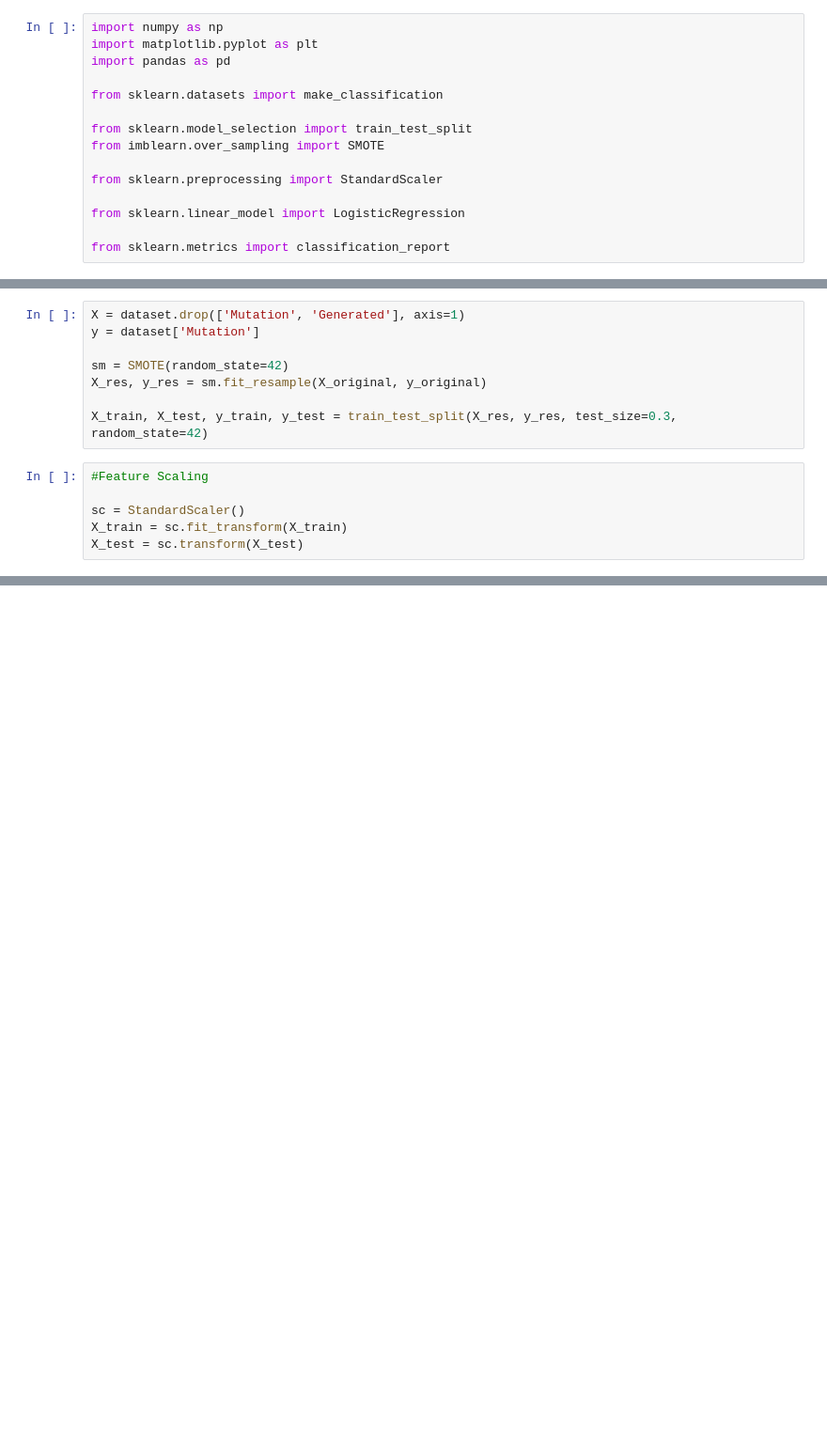
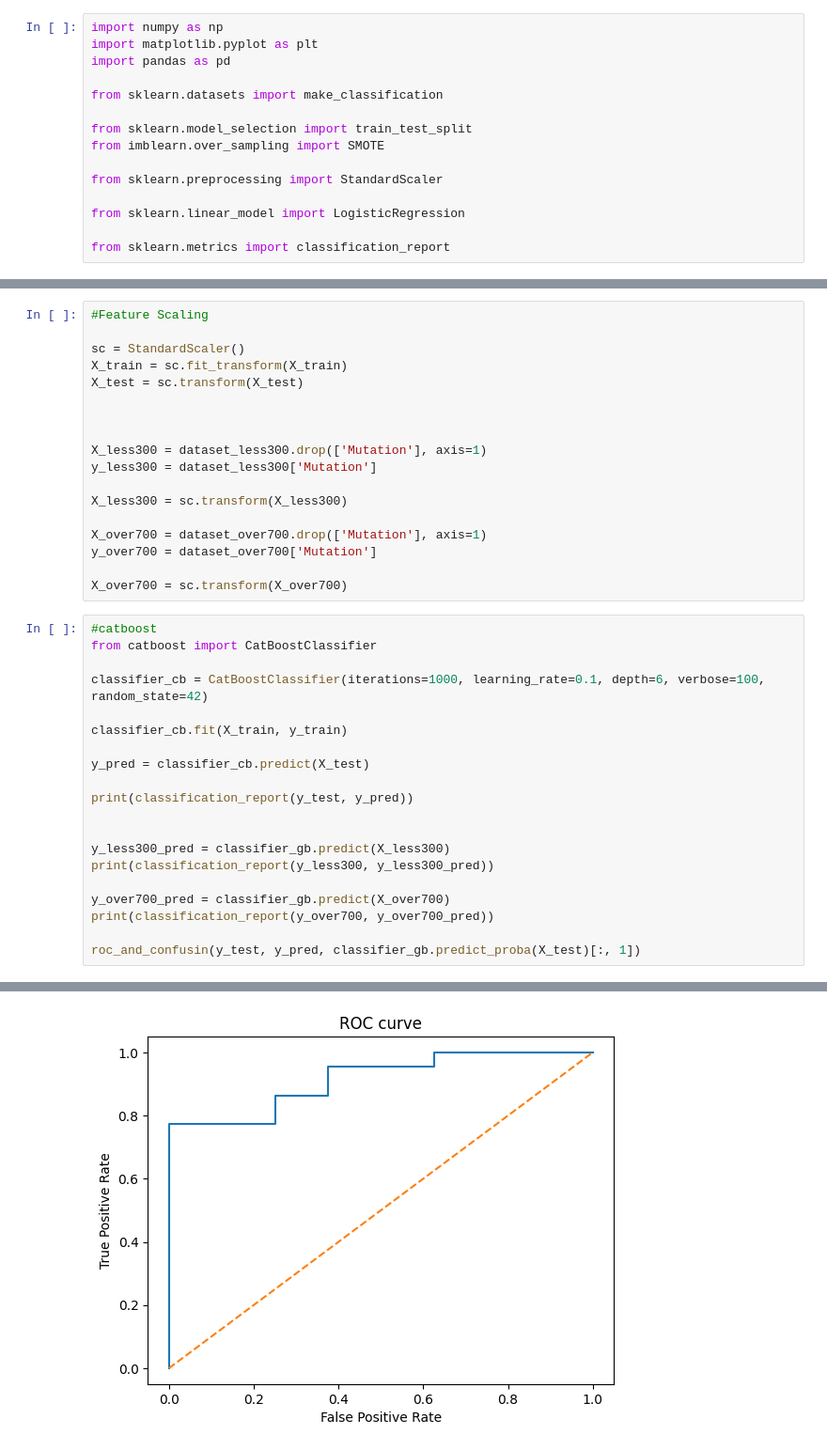
Before and after one commit to Joarnixon/StudCampProject, a Jupyter notebook: classic_models.ipynb, the cells around one changed output, grey strips where cells are left out. Shown: that part at 94% size. Saved outputs shown, nothing was run; the diff lists cells and outputs as text; blank space fills up the shorter version.

```diff
--- a/classic_models.ipynb
+++ b/classic_models.ipynb
@@ -174,14 +143,39 @@ dataset
-# %%
-X = dataset.drop(['Mutation', 'Generated'], axis=1)
-y = dataset['Mutation']
-
-sm = SMOTE(random_state=42)
-X_res, y_res = sm.fit_resample(X_original, y_original)
-
-X_train, X_test, y_train, y_test = train_test_split(X_res, y_res, test_size=0.3, random_state=42)
 # %%
 #Feature Scaling
 
 sc = StandardScaler()
 X_train = sc.fit_transform(X_train)
 X_test = sc.transform(X_test)
+
+
+
+X_less300 = dataset_less300.drop(['Mutation'], axis=1)
+y_less300 = dataset_less300['Mutation']
+
+X_less300 = sc.transform(X_less300)
+
+X_over700 = dataset_over700.drop(['Mutation'], axis=1)
+y_over700 = dataset_over700['Mutation']
+
+X_over700 = sc.transform(X_over700)
+# %%
+#catboost
+from catboost import CatBoostClassifier
+
+classifier_cb = CatBoostClassifier(iterations=1000, learning_rate=0.1, depth=6, verbose=100, random_state=42)
+
+classifier_cb.fit(X_train, y_train)
+
+y_pred = classifier_cb.predict(X_test)
+
+print(classification_report(y_test, y_pred))
+
+
+y_less300_pred = classifier_gb.predict(X_less300)
+print(classification_report(y_less300, y_less300_pred))
+
+y_over700_pred = classifier_gb.predict(X_over700)
+print(classification_report(y_over700, y_over700_pred))
+
+roc_and_confusin(y_test, y_pred, classifier_gb.predict_proba(X_test)[:, 1])
+# %% [output]
@@ -187,0 +199 @@ X_test = sc.transform(X_test)
+[figure, added]
```
Also changed, not shown: parts of 22 cells of this notebook.
